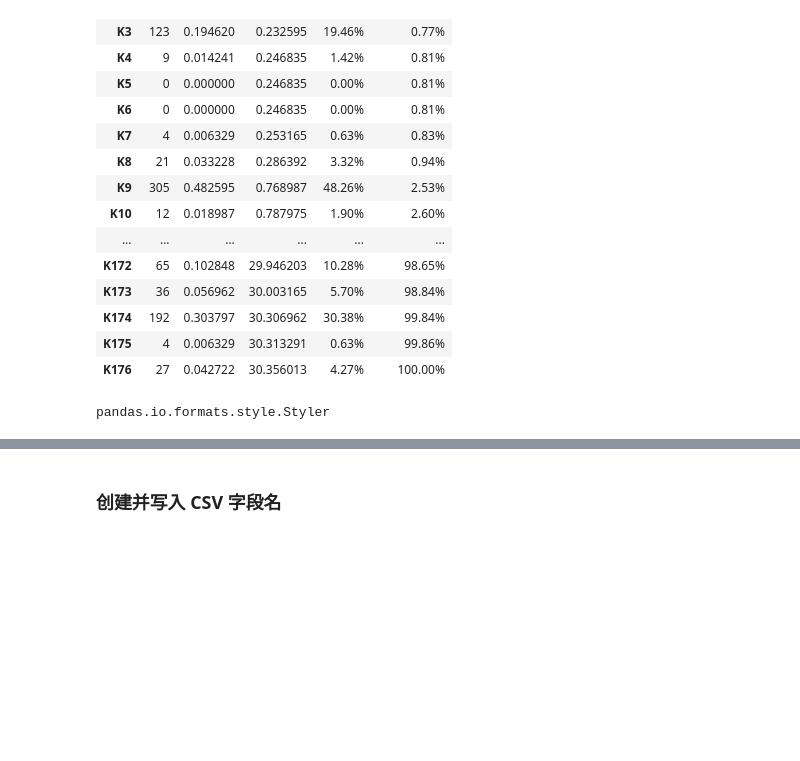
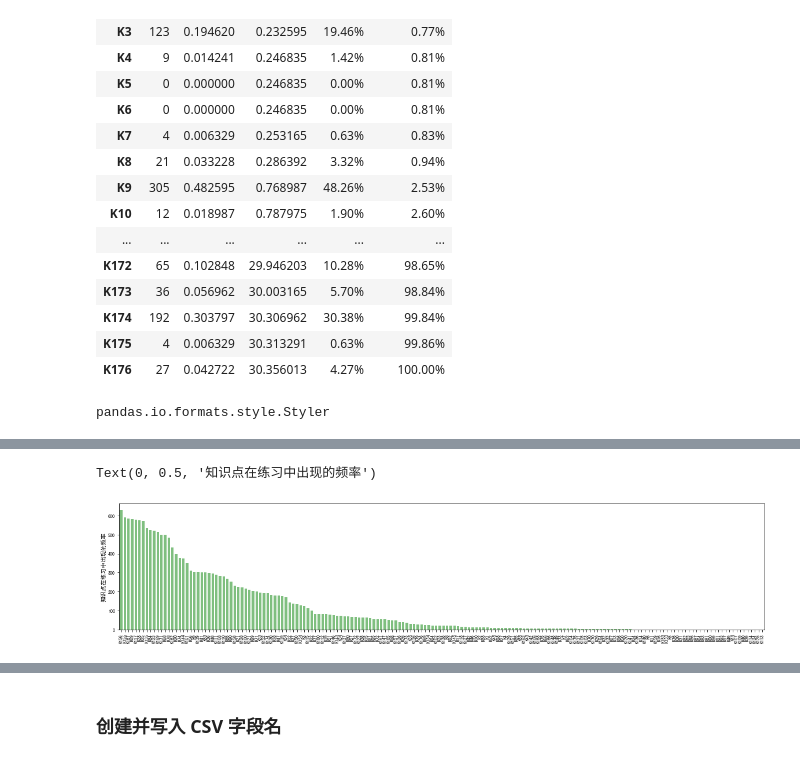
Before and after one commit to Eleanorbai/rulesAndError_to_knowledge, a Jupyter notebook: clean_data_to_draw_pic(knowledge).ipynb, the cells around one changed output, grey strips where cells are left out. Saved outputs shown, nothing was run; the diff lists cells and outputs as text; code cells hidden in the pictures; blank space fills up the shorter version.

```diff
--- a/clean_data_to_draw_pic.ipynb
+++ b/clean_data_to_draw_pic(knowledge).ipynb
@@ -584,0 +612,16 @@ AttributeError: 'Styler' object has no attribute 'plot'
+# %%
+# 把 knowledge 频率 变成字典
+
+knowledge_name = []
+# 知识点要从 k1 开始，所以要抛弃 k0, range(177)=0...176
+for i in range(177):
+    if i > 0:
+        name = 'K'+str(i)
+        knowledge_name.append(name)
+        #locals()['v'+str(i)]=i
+print(knowledge_name)
+print("*************************")
+# zip 函数将两个 list 拼成一个 dict
+dict_knowledge_fre = zip(knowledge_name, knowledge_fre)
+dict_knowledge_fre = dict(dict_knowledge_fre)
+print(dict_knowledge_fre)
@@ -584,0 +776,18 @@ AttributeError: 'Styler' object has no attribute 'plot'
+# %%
+# list to series
+import numpy as np
+import pandas as pd
+from pandas import DataFrame
+
+knowledge_name = []
+# 知识点要从 k1 开始，所以要抛弃 k0, range(177)=0...176
+for i in range(177):
+    if i > 0:
+        name = 'K'+str(i)
+        knowledge_name.append(name)
+        #locals()['v'+str(i)]=i
+print(knowledge_name)
+
+ser_k_f = pd.Series(knowledge_fre, index = knowledge_name)
+
+print(ser_k_f)
@@ -584,0 +808,14 @@ AttributeError: 'Styler' object has no attribute 'plot'
+# %%
+# matplotlib 库里没有中文字体，正确显示中文做法
+import matplotlib.pyplot as plt
+%matplotlib inline
+plt.rcParams['font.sans-serif']=['SimHei'] #用来正常显示中文标签
+
+# 由大到小排序
+ser_k_f.sort_values(ascending=False, inplace= True)
+plt.figure(figsize = (20,4))
+ser_k_f.plot(kind = 'bar', color = 'g', alpha = 0.5, width = 0.7, fontsize=8)
+plt.ylabel('知识点在练习中出现的频率')
+# %% [output]
+Text(0, 0.5, '知识点在练习中出现的频率')
+[figure, added]
```
Also changed, not shown: parts of 22 cells of this notebook, 1 other file.
